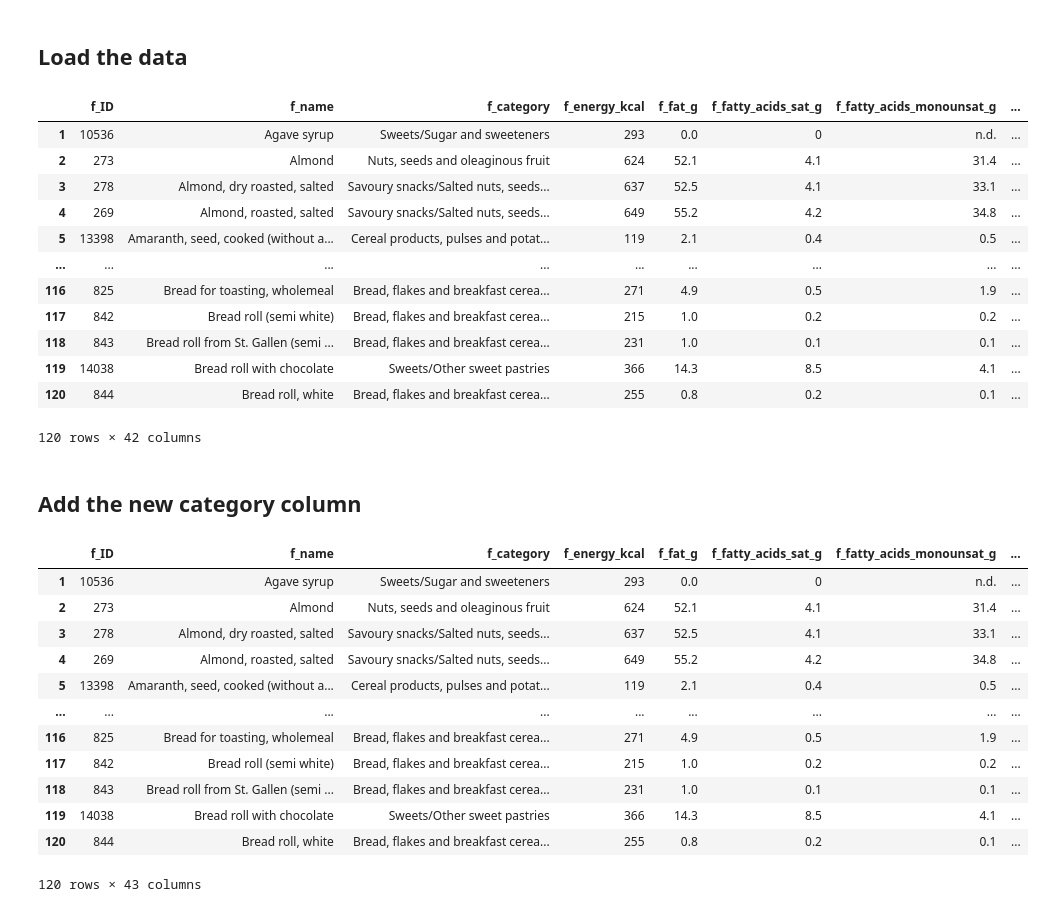
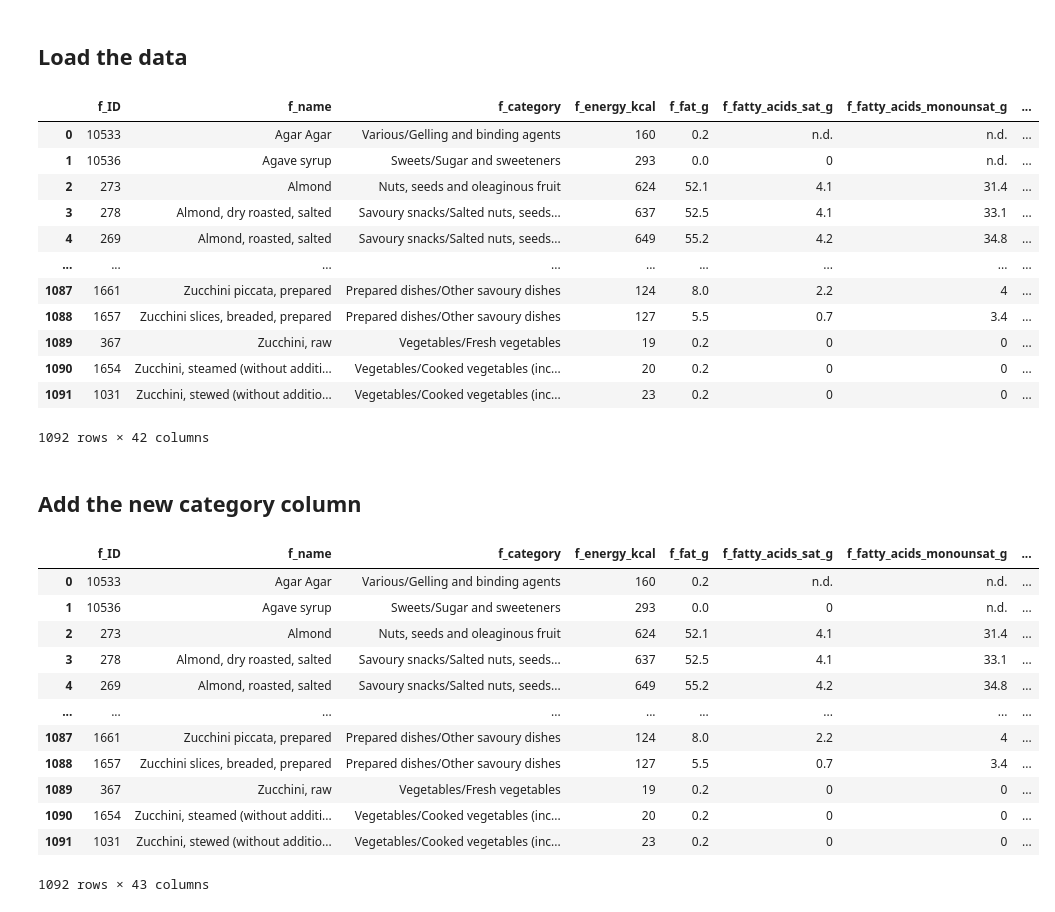
Before and after one commit to fsb-edu/ML4Food, a Jupyter notebook: auxilary_notebooks/Unsupervised_trial.ipynb, the cells around one changed output. Cells and saved outputs as stored; diff of their text form; code cells hidden in the pictures.

```diff
--- a/auxilary_notebooks/Unsupervised_trial.ipynb
+++ b/auxilary_notebooks/Unsupervised_trial.ipynb
@@ -13,22 +17,22 @@ from sklearn.manifold import TSNE
 # %%
 dataset = pd.read_csv('../data/swiss_food_composition_database.csv')
 # %%
-dataset = dataset.iloc[1:121, :] # working only with the first 120 food samples
+#dataset = dataset.iloc[1:121, :] # working only with the first 120 food samples
 dataset
 # %% [output]
 |  | f_ID | f_name | f_category | f_energy_kcal | f_fat_g | f_fatty_acids_sat_g | f_fatty_acids_monounsat_g | ... |
+| 0 | 10533 | Agar Agar | Various/Gelling and binding agents | 160 | 0.2 | n.d. | n.d. | ... |
 | 1 | 10536 | Agave syrup | Sweets/Sugar and sweeteners | 293 | 0.0 | 0 | n.d. | ... |
 | 2 | 273 | Almond | Nuts, seeds and oleaginous fruit | 624 | 52.1 | 4.1 | 31.4 | ... |
 | 3 | 278 | Almond, dry roasted, salted | Savoury snacks/Salted nuts, seeds... | 637 | 52.5 | 4.1 | 33.1 | ... |
 | 4 | 269 | Almond, roasted, salted | Savoury snacks/Salted nuts, seeds... | 649 | 55.2 | 4.2 | 34.8 | ... |
-| 5 | 13398 | Amaranth, seed, cooked (without a... | Cereal products, pulses and potat... | 119 | 2.1 | 0.4 | 0.5 | ... |
 | ... | ... | ... | ... | ... | ... | ... | ... | ... |
-| 116 | 825 | Bread for toasting, wholemeal | Bread, flakes and breakfast cerea... | 271 | 4.9 | 0.5 | 1.9 | ... |
-| 117 | 842 | Bread roll (semi white) | Bread, flakes and breakfast cerea... | 215 | 1.0 | 0.2 | 0.2 | ... |
-| 118 | 843 | Bread roll from St. Gallen (semi ... | Bread, flakes and breakfast cerea... | 231 | 1.0 | 0.1 | 0.1 | ... |
-| 119 | 14038 | Bread roll with chocolate | Sweets/Other sweet pastries | 366 | 14.3 | 8.5 | 4.1 | ... |
-| 120 | 844 | Bread roll, white | Bread, flakes and breakfast cerea... | 255 | 0.8 | 0.2 | 0.1 | ... |
+| 1087 | 1661 | Zucchini piccata, prepared | Prepared dishes/Other savoury dishes | 124 | 8.0 | 2.2 | 4 | ... |
+| 1088 | 1657 | Zucchini slices, breaded, prepared | Prepared dishes/Other savoury dishes | 127 | 5.5 | 0.7 | 3.4 | ... |
+| 1089 | 367 | Zucchini, raw | Vegetables/Fresh vegetables | 19 | 0.2 | 0 | 0 | ... |
+| 1090 | 1654 | Zucchini, steamed (without additi... | Vegetables/Cooked vegetables (inc... | 20 | 0.2 | 0 | 0 | ... |
+| 1091 | 1031 | Zucchini, stewed (without additio... | Vegetables/Cooked vegetables (inc... | 23 | 0.2 | 0 | 0 | ... |
-120 rows × 42 columns
+1092 rows × 42 columns
 # %% [markdown]
 ## Add the new category column
 # %%
@@ -52,18 +56,18 @@ for i, value in enumerate(dataset['f_category']):
 dataset
 # %% [output]
 |  | f_ID | f_name | f_category | f_energy_kcal | f_fat_g | f_fatty_acids_sat_g | f_fatty_acids_monounsat_g | ... |
+| 0 | 10533 | Agar Agar | Various/Gelling and binding agents | 160 | 0.2 | n.d. | n.d. | ... |
 | 1 | 10536 | Agave syrup | Sweets/Sugar and sweeteners | 293 | 0.0 | 0 | n.d. | ... |
 | 2 | 273 | Almond | Nuts, seeds and oleaginous fruit | 624 | 52.1 | 4.1 | 31.4 | ... |
 | 3 | 278 | Almond, dry roasted, salted | Savoury snacks/Salted nuts, seeds... | 637 | 52.5 | 4.1 | 33.1 | ... |
 | 4 | 269 | Almond, roasted, salted | Savoury snacks/Salted nuts, seeds... | 649 | 55.2 | 4.2 | 34.8 | ... |
-| 5 | 13398 | Amaranth, seed, cooked (without a... | Cereal products, pulses and potat... | 119 | 2.1 | 0.4 | 0.5 | ... |
 | ... | ... | ... | ... | ... | ... | ... | ... | ... |
-| 116 | 825 | Bread for toasting, wholemeal | Bread, flakes and breakfast cerea... | 271 | 4.9 | 0.5 | 1.9 | ... |
-| 117 | 842 | Bread roll (semi white) | Bread, flakes and breakfast cerea... | 215 | 1.0 | 0.2 | 0.2 | ... |
-| 118 | 843 | Bread roll from St. Gallen (semi ... | Bread, flakes and breakfast cerea... | 231 | 1.0 | 0.1 | 0.1 | ... |
-| 119 | 14038 | Bread roll with chocolate | Sweets/Other sweet pastries | 366 | 14.3 | 8.5 | 4.1 | ... |
-| 120 | 844 | Bread roll, white | Bread, flakes and breakfast cerea... | 255 | 0.8 | 0.2 | 0.1 | ... |
+| 1087 | 1661 | Zucchini piccata, prepared | Prepared dishes/Other savoury dishes | 124 | 8.0 | 2.2 | 4 | ... |
+| 1088 | 1657 | Zucchini slices, breaded, prepared | Prepared dishes/Other savoury dishes | 127 | 5.5 | 0.7 | 3.4 | ... |
+| 1089 | 367 | Zucchini, raw | Vegetables/Fresh vegetables | 19 | 0.2 | 0 | 0 | ... |
+| 1090 | 1654 | Zucchini, steamed (without additi... | Vegetables/Cooked vegetables (inc... | 20 | 0.2 | 0 | 0 | ... |
+| 1091 | 1031 | Zucchini, stewed (without additio... | Vegetables/Cooked vegetables (inc... | 23 | 0.2 | 0 | 0 | ... |
-120 rows × 43 columns
+1092 rows × 43 columns
 # %%
 new_df = dataset.iloc[:, 2:]
 new_df
```
Also changed, not shown: parts of 27 cells of this notebook, 2 other files.
